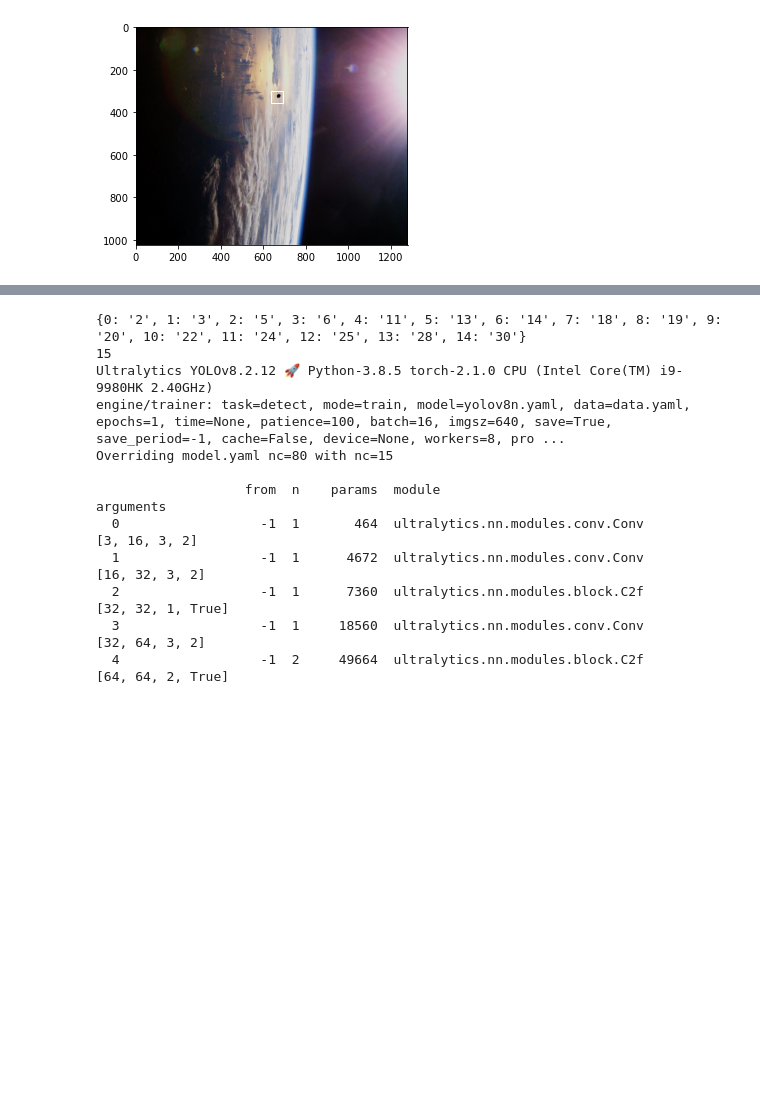
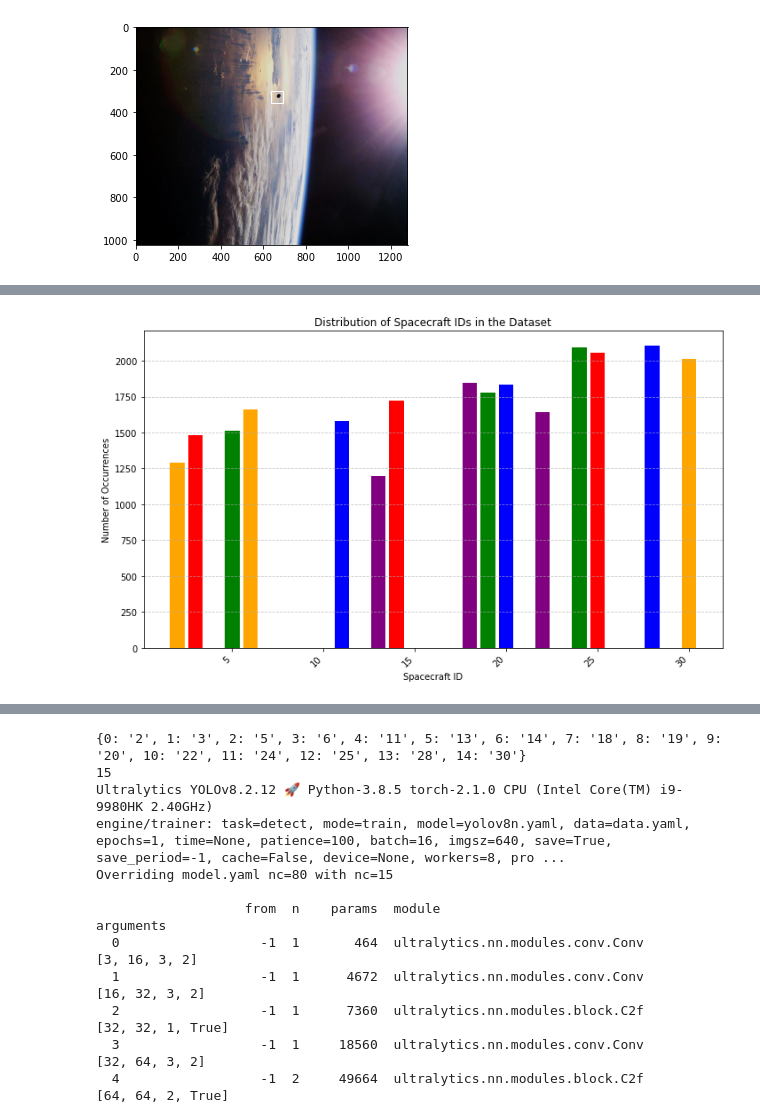
Before and after one commit to ouriquco/Space-Craft-Detection-Model, a Jupyter notebook: notebooks/spacecraft_detection_transfer_learning.ipynb, the cells around one changed output, grey strips where cells are left out. Saved outputs shown, nothing was run; the diff lists cells and outputs as text; code cells hidden in the pictures; blank space fills up the shorter version.

```diff
--- a/notebooks/spacecraft_detection_transfer_learning.ipynb
+++ b/notebooks/spacecraft_detection_transfer_learning.ipynb
@@ -23,10 +25,3 @@ IMAGES_DIRECTORY_TEST = PROJ_DIRECTORY/ "notebooks/datasets/images/test"
 # %%
 train_meta = pd.read_csv(DEV_DIRECTORY / "metadata.csv", index_col="image_id")
 train_labels = pd.read_csv(DEV_DIRECTORY / "labels.csv", index_col="image_id")
-# %%
-# we didn't download the full training set, so add a column indicating which images are saved locally
-train_meta["exists"] = train_meta.index.to_series().map(lambda x: (IMAGES_DIRECTORY_TRAIN / f"{x}.png").exists())
-# filter our metadata down to only the images we have locally
-train_meta = train_meta[train_meta.exists]
-
-train_meta.head()
@@ -104,0 +64,9 @@ Name: count, dtype: int64
+# %%
+# Check how many unique spacecraft ids exist so that we may create a proper mapping later
+spacecraft_ids = sorted(train_meta['spacecraft_id'].unique())
+print(f'Unique spacecraft ids: {spacecraft_ids}')
+
+# Checking the number of rows in the dataset and their associated spacecraft id
+print(f'Number of rows: {len(train_meta)}')
+spacecraft_ids_count = train_meta['spacecraft_id'].value_counts()
+print(spacecraft_ids_count)
@@ -104,0 +93,27 @@ Name: count, dtype: int64
+# %%
+# Provide graph illustrating unbalanced data
+
+def plot_spacecraft_ids(spacecraft_ids_count):
+    """
+    This function takes a unique array of spacecraft ids and their associated counts and plots
+    a bar chart with the number of occurrences for each class of spacecraft.
+    """
+    spacecraft_ids = spacecraft_ids_count.index.to_list()
+    counts = spacecraft_ids_count.to_numpy()
+    # Create a bar chart
+    plt.figure(figsize=(10, 6))
+    plt.bar(spacecraft_ids, counts, color=['blue', 'green', 'red', 'orange', 'purple'])
+    plt.xlabel('Spacecraft ID')
+    plt.ylabel('Number of Occurrences')
+    plt.title('Distribution of Spacecraft IDs in the Dataset')
+    plt.xticks(rotation=45, ha='right')
+
+
+    plt.grid(axis='y', linestyle='--', alpha=0.7)
+    plt.tight_layout()
+
+    plt.show()
+
+plot_spacecraft_ids(spacecraft_ids_count)
+# %% [output]
+[figure, added]
```
Also changed, not shown: parts of 21 cells of this notebook.
